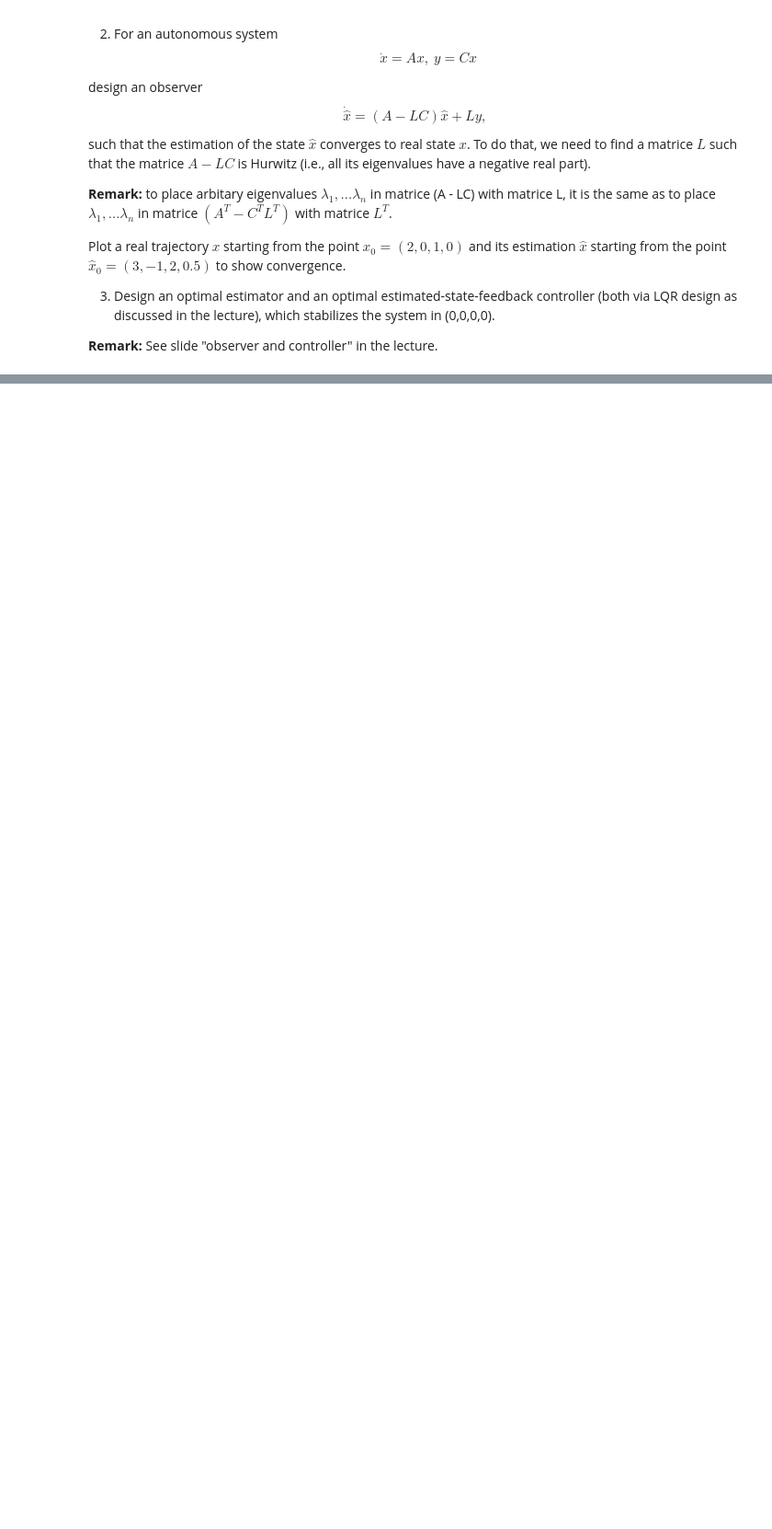
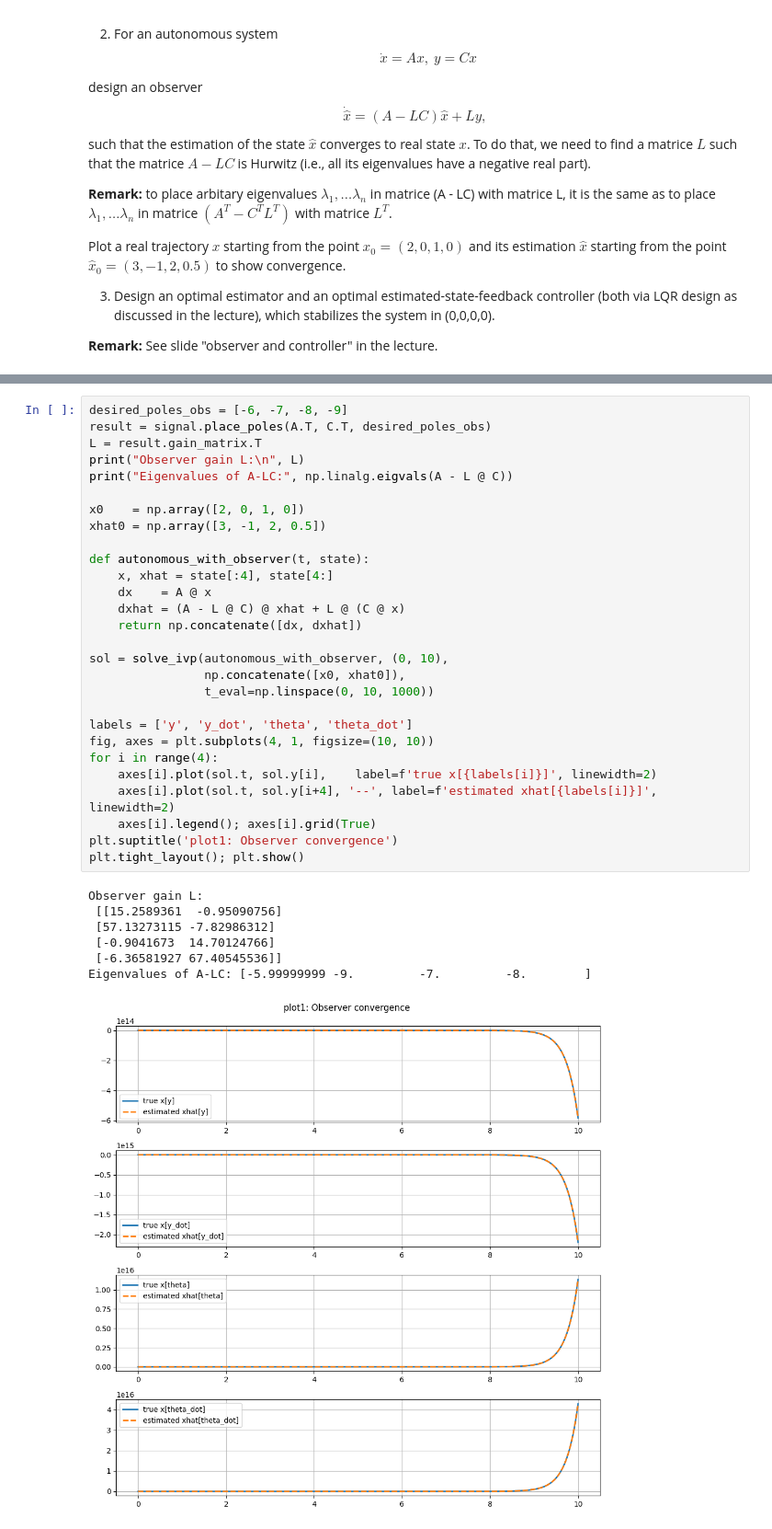
Before and after one commit to FBI-openup/CT_Control-theory, a Jupyter notebook: ZHANG Boyuan_TP5.ipynb, the cells around one changed output, grey strips where cells are left out. Shown at 92% size. Saved outputs shown, nothing was run; the diff lists cells and outputs as text; blank space fills up the shorter version.

```diff
--- a/ZHANG Boyuan_TP5.ipynb
+++ b/ZHANG Boyuan_TP5.ipynb
@@ -79,0 +126,36 @@ Plot a real trajectory $x$ starting from the point $x_0 = (2,0,1,0)$ and its est
+# %%
+desired_poles_obs = [-6, -7, -8, -9]
+result = signal.place_poles(A.T, C.T, desired_poles_obs)
+L = result.gain_matrix.T
+print("Observer gain L:\n", L)
+print("Eigenvalues of A-LC:", np.linalg.eigvals(A - L @ C))
+
+x0    = np.array([2, 0, 1, 0])
+xhat0 = np.array([3, -1, 2, 0.5])
+
+def autonomous_with_observer(t, state):
+    x, xhat = state[:4], state[4:]
+    dx    = A @ x
+    dxhat = (A - L @ C) @ xhat + L @ (C @ x)
+    return np.concatenate([dx, dxhat])
+
+sol = solve_ivp(autonomous_with_observer, (0, 10),
+                np.concatenate([x0, xhat0]),
+                t_eval=np.linspace(0, 10, 1000))
+
+labels = ['y', 'y_dot', 'theta', 'theta_dot']
+fig, axes = plt.subplots(4, 1, figsize=(10, 10))
+for i in range(4):
+    axes[i].plot(sol.t, sol.y[i],    label=f'true x[{labels[i]}]', linewidth=2)
+    axes[i].plot(sol.t, sol.y[i+4], '--', label=f'estimated xhat[{labels[i]}]', linewidth=2)
+    axes[i].legend(); axes[i].grid(True)
+plt.suptitle('plot1: Observer convergence')
+plt.tight_layout(); plt.show()
+# %% [output]
+Observer gain L:
+ [[15.2589361  -0.95090756]
+ [57.13273115 -7.82986312]
+ [-0.9041673  14.70124766]
+ [-6.36581927 67.40545536]]
+Eigenvalues of A-LC: [-5.99999999 -9.         -7.         -8.        ]
+[figure, added]
```
Also changed, not shown: parts of 11 cells of this notebook.
